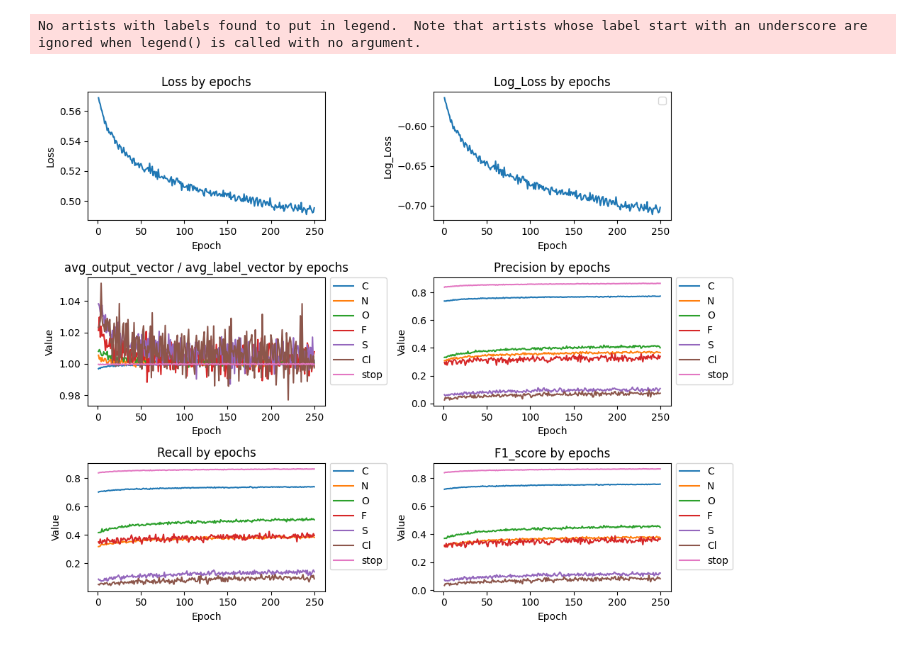
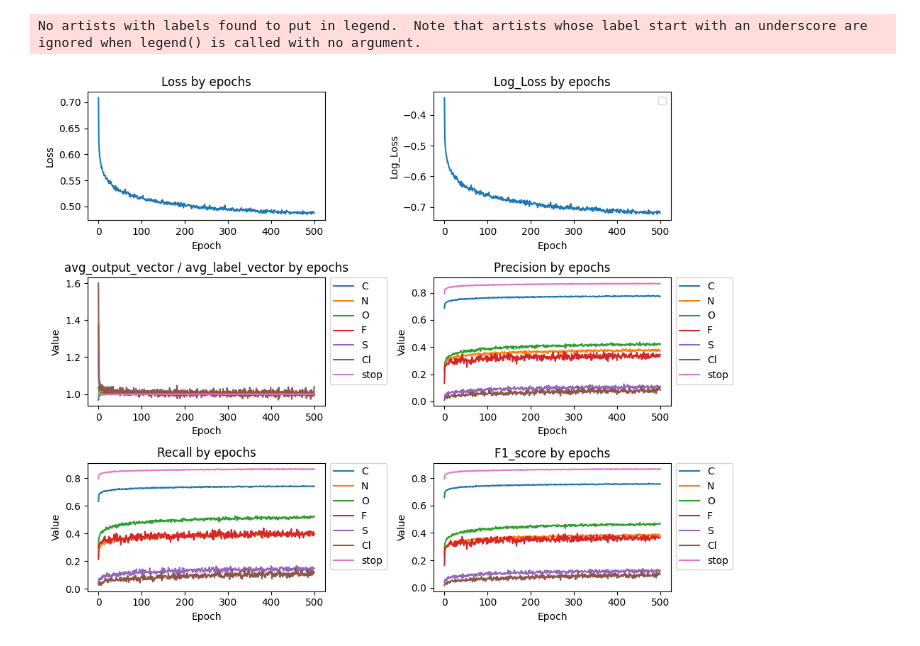
Before and after one commit to Moleculo-Tutti/MolGen, a Jupyter notebook: Train/plot_train.ipynb, the cells around one changed output. Saved outputs shown, nothing was run; the diff lists cells and outputs as text; code cells hidden in the pictures.

```diff
--- a/Train/plot_train.ipynb
+++ b/Train/plot_train.ipynb
@@ -3,8 +3,8 @@ from  visualize import plot_history_GNN1, plot_history_GNN3
 from pathlib import Path
 import re
 # %%
-dirpath = Path('.') / 'GNN1' / 'training_history_GNN1.csv'
+dirpath = Path('.') / 'GNN1/experiments/GNN1_500_big_512_size/training_history.csv'
 plot_history_GNN1(dirpath)
 # %% [output]
 No artists with labels found to put in legend.  Note that artists whose label start with an underscore are ignored when legend() is called with no argument.
-[figure, old version]
+[figure, new version]
```
Also changed, not shown: parts of 5 cells of this notebook, 12 other files.
